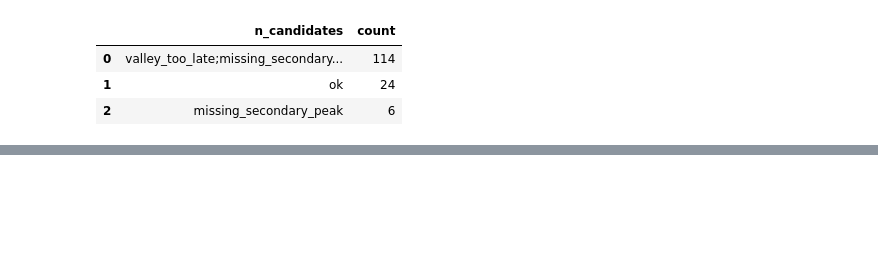
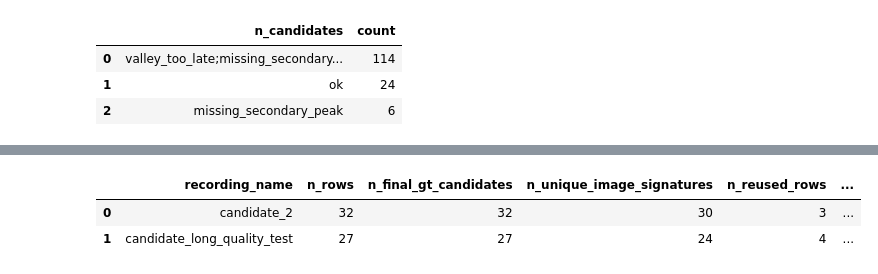
Before and after one commit to MrCzaro/DopplerLab, a Jupyter notebook: NB04 - Doppler Ground Truth Feature Extraction.ipynb, the cells around one changed output, grey strips where cells are left out. Cells and saved outputs as stored; diff of their text form; code cells hidden in the pictures; blank space fills up the shorter version.

```diff
--- a/NB04 - Doppler Ground Truth Feature Extraction.ipynb
+++ b/NB04 - Doppler Ground Truth Feature Extraction.ipynb
@@ -2868,0 +3160,95 @@ Candidate quality summary
+# %%
+final_beat_feature_df = duplicate_check_df.copy()
+signature_reuse_df = (
+    final_beat_feature_df
+    .groupby(["recording_name", "image_candidate_signature"])
+    .agg(
+        image_signature_reuse_count=("audio_beat_id", "count"),
+        first_signature_audio_beat_id=("audio_beat_id", "min"),
+        first_signature_audio_time_s=("audio_beat_time_s", "min"),
+    )
+    .reset_index()
+)
+final_beat_feature_df = final_beat_feature_df.merge(
+    signature_reuse_df,
+    on=["recording_name", "image_candidate_signature"],
+    how="left",
+)
+final_beat_feature_df["is_reused_image_signature"] = (final_beat_feature_df["image_signature_reuse_count"] > 1)
+
+final_beat_feature_df["is_first_image_signature_occurrence"] = (final_beat_feature_df["audio_beat_id"]
+                                                                == final_beat_feature_df["first_signature_audio_beat_id"])
+final_beat_feature_df["has_calibrated_velocity"] = (final_beat_feature_df["calibration_status"].astype(str) == "PASS")
+
+final_beat_feature_df["has_valid_psv_cm_s"] = (
+    final_beat_feature_df["psv_cm_s"].notna()
+    & np.isfinite(final_beat_feature_df["psv_cm_s"])
+    & (final_beat_feature_df["psv_cm_s"] > 0)
+)
+final_beat_feature_df["has_valid_ri"] = (
+    final_beat_feature_df["ri_calibrated"].notna()
+    & np.isfinite(final_beat_feature_df["ri_calibrated"])
+    & (final_beat_feature_df["ri_calibrated"] >= 0)
+    & (final_beat_feature_df["ri_calibrated"] <= 1)
+)
+final_beat_feature_df["is_final_gt_beat_candidate"] = (
+    final_beat_feature_df["audio_is_valid_final"]
+    & final_beat_feature_df["inside_analysis_segment"]
+    & final_beat_feature_df["has_calibrated_velocity"]
+    & final_beat_feature_df["has_valid_psv_cm_s"]
+    & final_beat_feature_df["has_valid_ri"]
+)
+final_beat_feature_df["duplicate_note"] = "unique_image_signature"
+
+final_beat_feature_df.loc[
+    final_beat_feature_df["is_reused_image_signature"]
+    & final_beat_feature_df["is_first_image_signature_occurrence"],
+    "duplicate_note",
+] = "first_occurrence_of_reused_image_signature"
+final_beat_feature_df.loc[
+    final_beat_feature_df["is_reused_image_signature"]
+    & (~final_beat_feature_df["is_first_image_signature_occurrence"]),
+    "duplicate_note",
+] = "repeated_image_signature"
+
+# Display final candidate summary
+print("Duplicate-aware final beat candidate summary")
+print("=" * 80)
+display(
+    final_beat_feature_df
+    .groupby("recording_name")
+    .agg(
+        n_rows=("audio_beat_id", "count"),
+        n_final_gt_candidates=("is_final_gt_beat_candidate", "sum"),
+        n_unique_image_signatures=("image_candidate_signature", "nunique"),
+        n_reused_rows=("is_reused_image_signature", "sum"),
+        n_repeated_non_first_rows=(
+            "is_first_image_signature_occurrence",
+            lambda x: (~x).sum(),
+        ),
+        mean_psv_cm_s=("psv_cm_s", "mean"),
+        std_psv_cm_s=("psv_cm_s", "std"),
+        mean_edv_proxy_cm_s=("edv_proxy_cm_s", "mean"),
+        mean_ri_calibrated=("ri_calibrated", "mean"),
+        std_ri_calibrated=("ri_calibrated", "std"),
+        mean_hr_bpm=("hr_bpm", "mean"),
+        std_hr_bpm=("hr_bpm", "std"),
+    )
+    .reset_index()
+)
+print("Duplicate note counts")
+print("=" * 80)
+display(
+    final_beat_feature_df
+    .groupby(["recording_name", "duplicate_note"])
+    .agg(
+        n_rows=("audio_beat_id", "count"),
+        mean_psv_cm_s=("psv_cm_s", "mean"),
+        mean_ri_calibrated=("ri_calibrated", "mean"),
+    )
+    .reset_index()
+)
+print("Final beat-level candidate table")
+print("=" * 80)
+display(final_beat_feature_df)
+# %% [output]
@@ -2868,0 +3257,3 @@ Candidate quality summary
+|  | recording_name | n_rows | n_final_gt_candidates | n_unique_image_signatures | n_reused_rows | ... |
+| 0 | candidate_2 | 32 | 32 | 30 | 3 | ... |
+| 1 | candidate_long_quality_test | 27 | 27 | 24 | 4 | ... |
```
Also changed, not shown: parts of 16 cells of this notebook, 8 other files.
